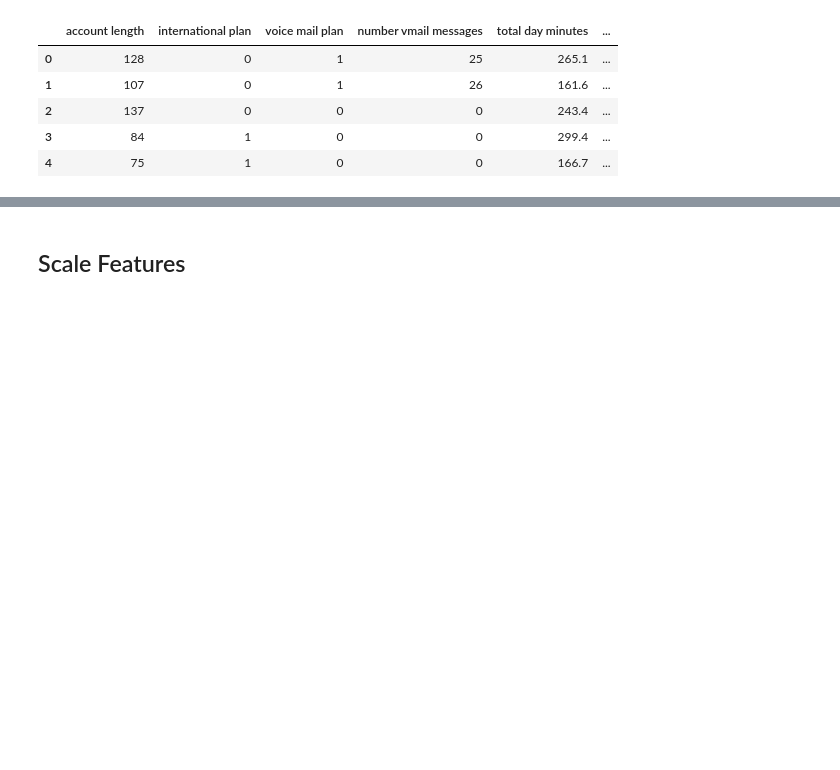
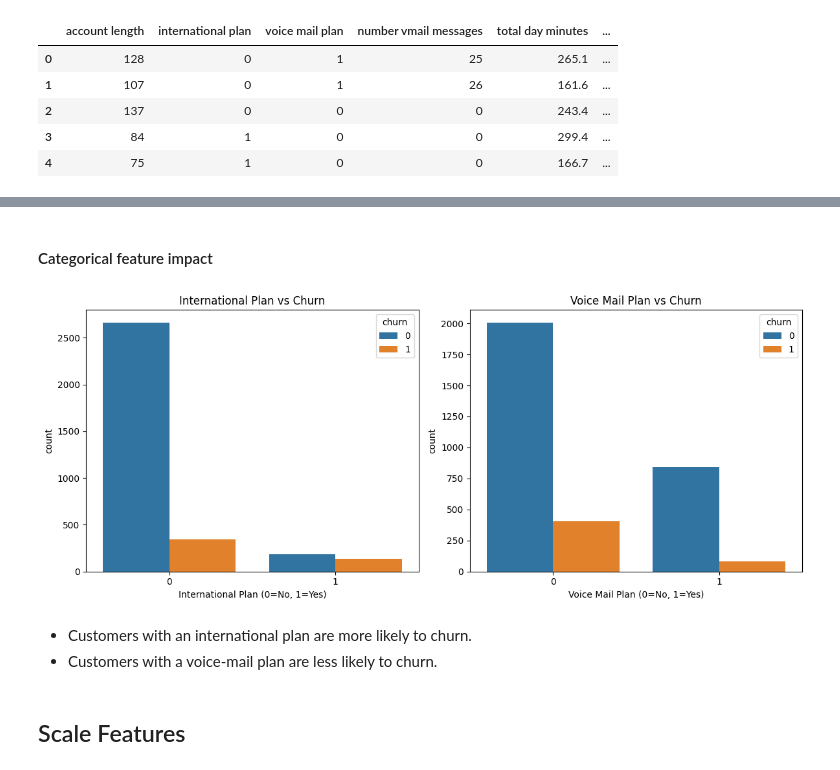
Before and after one commit to Kissienya/Phase3-Moringa-Project, a Jupyter notebook: Student.ipynb, the cells around one changed output, grey strips where cells are left out. Drawn from its saved outputs; the diff is of its cells as text; code cells hidden in the pictures; blank space fills up the shorter version.

```diff
--- a/Student.ipynb
+++ b/Student.ipynb
@@ -139,3 +189,26 @@ data.head()
+# %% [markdown]
+#### Categorical feature impact
+# %%
+
+# Count plots for categorical features
+plt.figure(figsize=(12, 5))
+plt.subplot(1, 2, 1)
+sns.countplot(x='international plan', hue='churn', data=data)
+plt.title("International Plan vs Churn")
+plt.xlabel("International Plan (0=No, 1=Yes)")
+
+plt.subplot(1, 2, 2)
+sns.countplot(x='voice mail plan', hue='churn', data=data)
+plt.title("Voice Mail Plan vs Churn")
+plt.xlabel("Voice Mail Plan (0=No, 1=Yes)")
+
+plt.tight_layout()
+plt.show()
+# %% [output]
+[figure, added]
+# %% [markdown]
+* Customers with an international plan are more likely to churn.
+* Customers with a voice-mail plan are less likely to churn.
 # %%
 #Choose our predictors and target
 X = data.drop(columns="churn")
```
Also changed, not shown: parts of 12 cells of this notebook.
